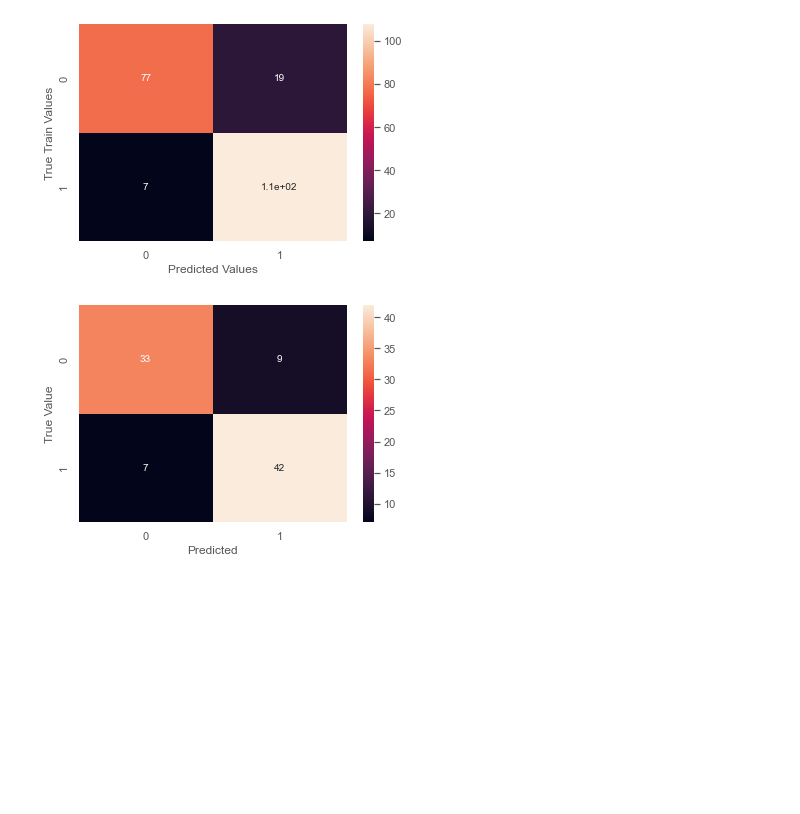
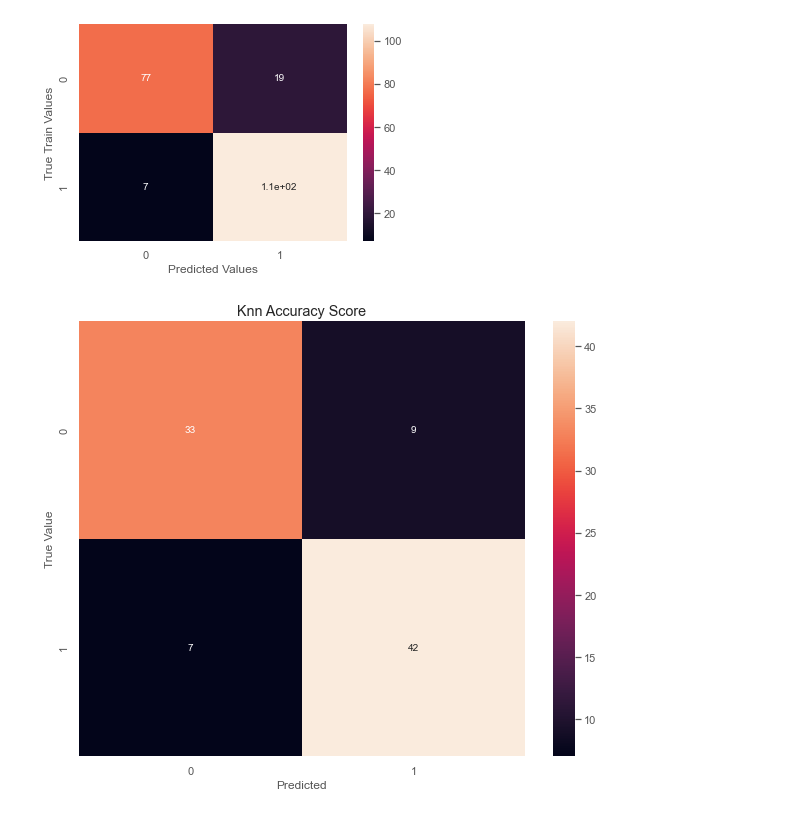
Before and after one commit to Omuk/Fullstack-Data-Analyst, a Jupyter notebook: Learning/code_examples/practice/Classification_Y_Categorical.ipynb, the cells around one changed output. Cells and saved outputs as stored; diff of their text form; code cells hidden in the pictures; blank space fills up the shorter version.

```diff
--- a/Learning/code_examples/practice/Classification_Y_Categorical.ipynb
+++ b/Learning/code_examples/practice/Classification_Y_Categorical.ipynb
@@ -141,15 +141,18 @@ plt.show()
 # %%
 
 test_data = {
     'y_test': y_test,
     'pred_logreg_test' : pred_logreg_test
 }
 
 con_matr = pd.DataFrame(test_data, columns=['y_test', 'pred_logreg_test'])
 
 confusion_matrix = pd.crosstab(con_matr['y_test'], con_matr['pred_logreg_test'], rownames=['True Value'], colnames=['Predicted'])
+
+f,ax =plt.subplots(figsize=(10,8))
+ax.set_title('Knn Accuracy Score')
 sns.heatmap(confusion_matrix, annot=True)
 
 plt.show()
 # %% [output]
-[figure, old version]
+[figure, new version]
```
Also changed, not shown: parts of 3 cells of this notebook, 1 other file.
